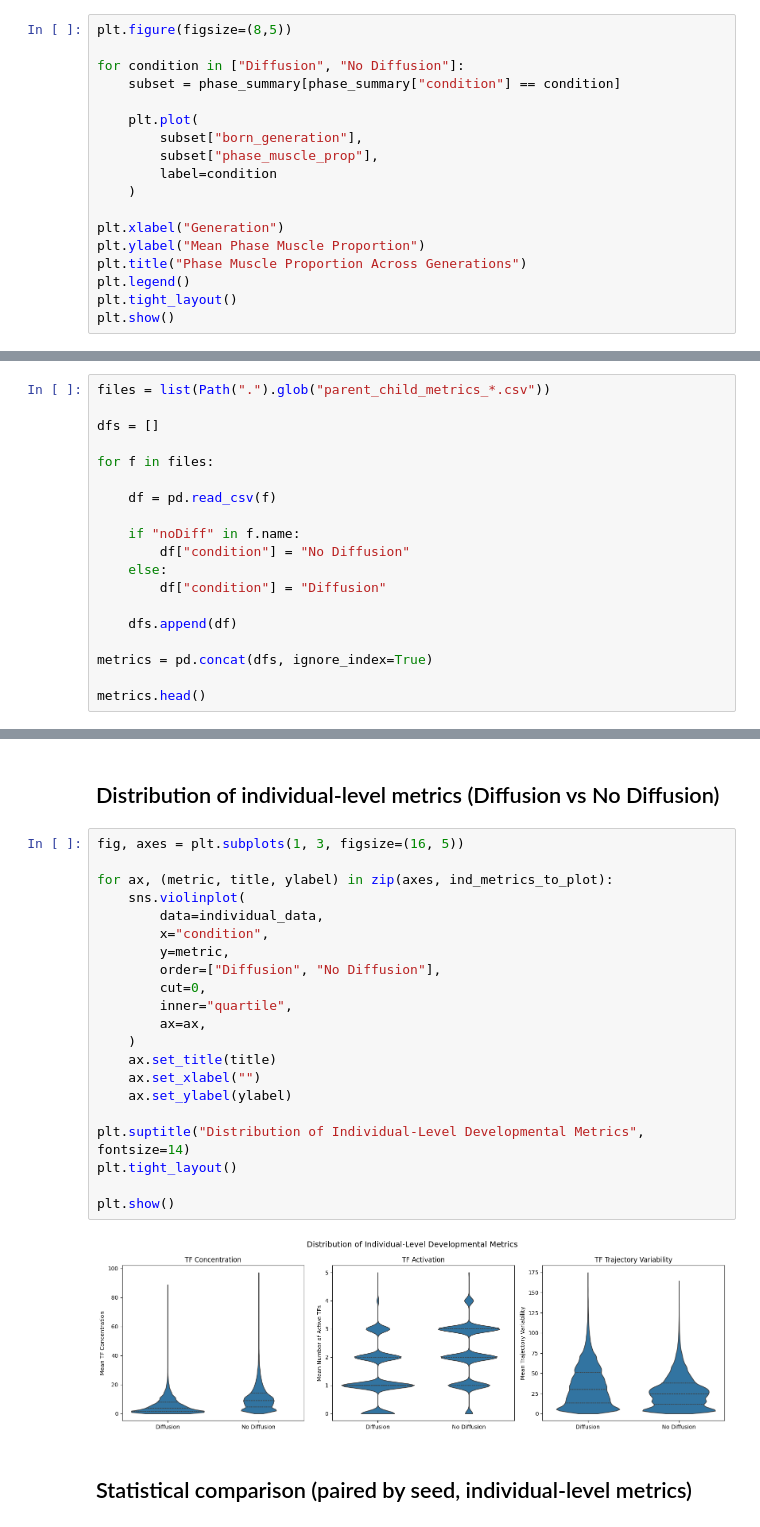
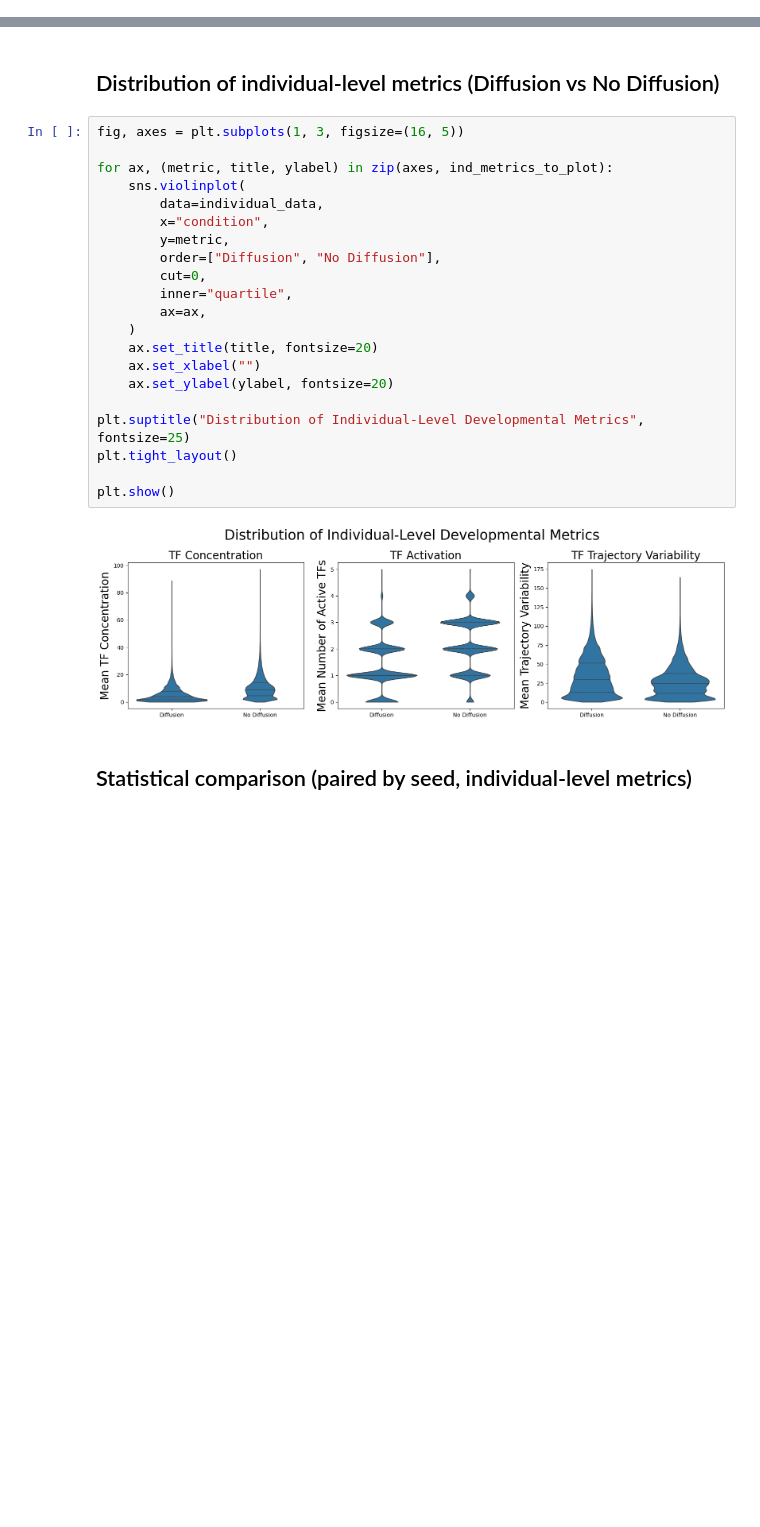
Before and after one commit to angel-a5/evogym-GRN-metrics, a Jupyter notebook: thesisMetrics.ipynb, the cells around one changed output, grey strips where cells are left out. Saved outputs shown, nothing was run; the diff lists cells and outputs as text; blank space fills up the shorter version.

```diff
--- a/thesisMetrics.ipynb
+++ b/thesisMetrics.ipynb
@@ -964,18 +768,0 @@ phase_summary = (
-# %%
-plt.figure(figsize=(8,5))
-
-for condition in ["Diffusion", "No Diffusion"]:
-    subset = phase_summary[phase_summary["condition"] == condition]
-
-    plt.plot(
-        subset["born_generation"],
-        subset["phase_muscle_prop"],
-        label=condition
-    )
-
-plt.xlabel("Generation")
-plt.ylabel("Mean Phase Muscle Proportion")
-plt.title("Phase Muscle Proportion Across Generations")
-plt.legend()
-plt.tight_layout()
-plt.show()
@@ -1029,19 +768,0 @@ plt.show()
-# %%
-files = list(Path(".").glob("parent_child_metrics_*.csv"))
-
-dfs = []
-
-for f in files:
-
-    df = pd.read_csv(f)
-
-    if "noDiff" in f.name:
-        df["condition"] = "No Diffusion"
-    else:
-        df["condition"] = "Diffusion"
-
-    dfs.append(df)
-
-metrics = pd.concat(dfs, ignore_index=True)
-
-metrics.head()
@@ -1339,26 +957,26 @@ plt.show()
 # %%
 fig, axes = plt.subplots(1, 3, figsize=(16, 5))
 
 for ax, (metric, title, ylabel) in zip(axes, ind_metrics_to_plot):
     sns.violinplot(
         data=individual_data,
         x="condition",
         y=metric,
         order=["Diffusion", "No Diffusion"],
         cut=0,
         inner="quartile",
         ax=ax,
     )
-    ax.set_title(title)
+    ax.set_title(title, fontsize=20)
     ax.set_xlabel("")
-    ax.set_ylabel(ylabel)
+    ax.set_ylabel(ylabel, fontsize=20)
 
-plt.suptitle("Distribution of Individual-Level Developmental Metrics", fontsize=14)
+plt.suptitle("Distribution of Individual-Level Developmental Metrics", fontsize=25)
 plt.tight_layout()
 
 plt.show()
 # %% [output]
-[figure, old version]
+[figure, new version]
 # %% [markdown]
 ## Statistical comparison (paired by seed, individual-level metrics)
 # %%
```
Also changed, not shown: parts of 42 cells of this notebook.
